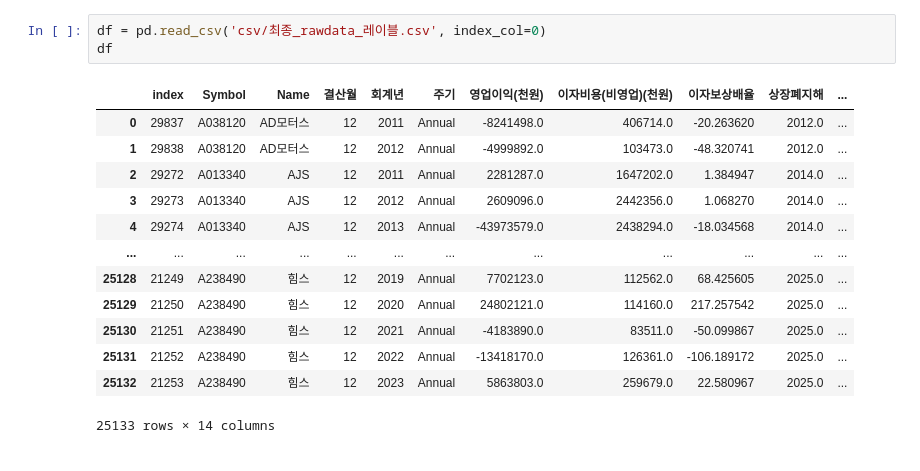
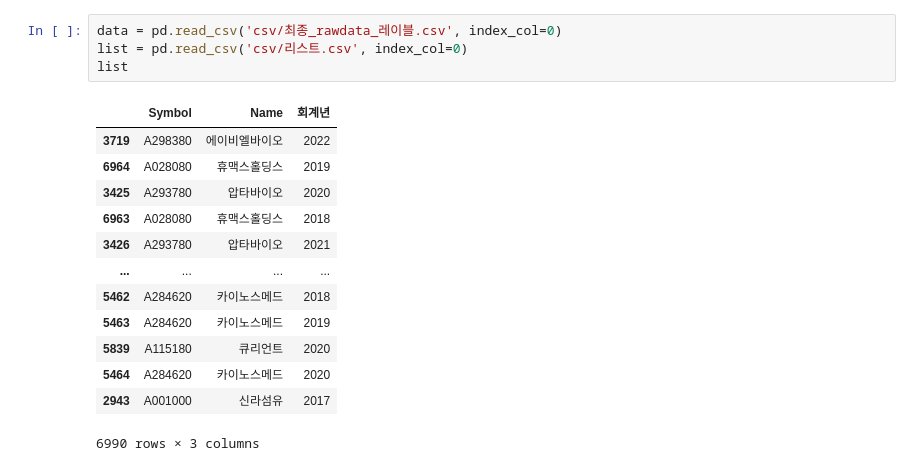
Before and after one commit to minxzzy/Project2, a Jupyter notebook: info.ipynb, the cells around one changed output. Saved outputs shown, nothing was run; the diff lists cells and outputs as text.

```diff
--- a/info.ipynb
+++ b/info.ipynb
@@ -11,17 +4,18 @@ please provide us feedback at https://github.com/pandas-dev/pandas/issues/54466
 # %%
-df = pd.read_csv('csv/최종_rawdata_레이블.csv', index_col=0)
-df
+data = pd.read_csv('csv/최종_rawdata_레이블.csv', index_col=0)
+list = pd.read_csv('csv/리스트.csv', index_col=0)
+list
 # %% [output]
-|  | index | Symbol | Name | 결산월 | 회계년 | 주기 | 영업이익(천원) | 이자비용(비영업)(천원) | 이자보상배율 | 상장폐지해 | ... |
-| 0 | 29837 | A038120 | AD모터스 | 12 | 2011 | Annual | -8241498.0 | 406714.0 | -20.263620 | 2012.0 | ... |
-| 1 | 29838 | A038120 | AD모터스 | 12 | 2012 | Annual | -4999892.0 | 103473.0 | -48.320741 | 2012.0 | ... |
-| 2 | 29272 | A013340 | AJS | 12 | 2011 | Annual | 2281287.0 | 1647202.0 | 1.384947 | 2014.0 | ... |
-| 3 | 29273 | A013340 | AJS | 12 | 2012 | Annual | 2609096.0 | 2442356.0 | 1.068270 | 2014.0 | ... |
-| 4 | 29274 | A013340 | AJS | 12 | 2013 | Annual | -43973579.0 | 2438294.0 | -18.034568 | 2014.0 | ... |
-| ... | ... | ... | ... | ... | ... | ... | ... | ... | ... | ... | ... |
-| 25128 | 21249 | A238490 | 힘스 | 12 | 2019 | Annual | 7702123.0 | 112562.0 | 68.425605 | 2025.0 | ... |
-| 25129 | 21250 | A238490 | 힘스 | 12 | 2020 | Annual | 24802121.0 | 114160.0 | 217.257542 | 2025.0 | ... |
-| 25130 | 21251 | A238490 | 힘스 | 12 | 2021 | Annual | -4183890.0 | 83511.0 | -50.099867 | 2025.0 | ... |
-| 25131 | 21252 | A238490 | 힘스 | 12 | 2022 | Annual | -13418170.0 | 126361.0 | -106.189172 | 2025.0 | ... |
-| 25132 | 21253 | A238490 | 힘스 | 12 | 2023 | Annual | 5863803.0 | 259679.0 | 22.580967 | 2025.0 | ... |
+|  | Symbol | Name | 회계년 |
+| 3719 | A298380 | 에이비엘바이오 | 2022 |
+| 6964 | A028080 | 휴맥스홀딩스 | 2019 |
+| 3425 | A293780 | 압타바이오 | 2020 |
+| 6963 | A028080 | 휴맥스홀딩스 | 2018 |
+| 3426 | A293780 | 압타바이오 | 2021 |
+| ... | ... | ... | ... |
+| 5462 | A284620 | 카이노스메드 | 2018 |
+| 5463 | A284620 | 카이노스메드 | 2019 |
+| 5839 | A115180 | 큐리언트 | 2020 |
+| 5464 | A284620 | 카이노스메드 | 2020 |
+| 2943 | A001000 | 신라섬유 | 2017 |
-25133 rows × 14 columns
+6990 rows × 3 columns
```
Also changed, not shown: parts of 15 cells of this notebook, 2 other files.
